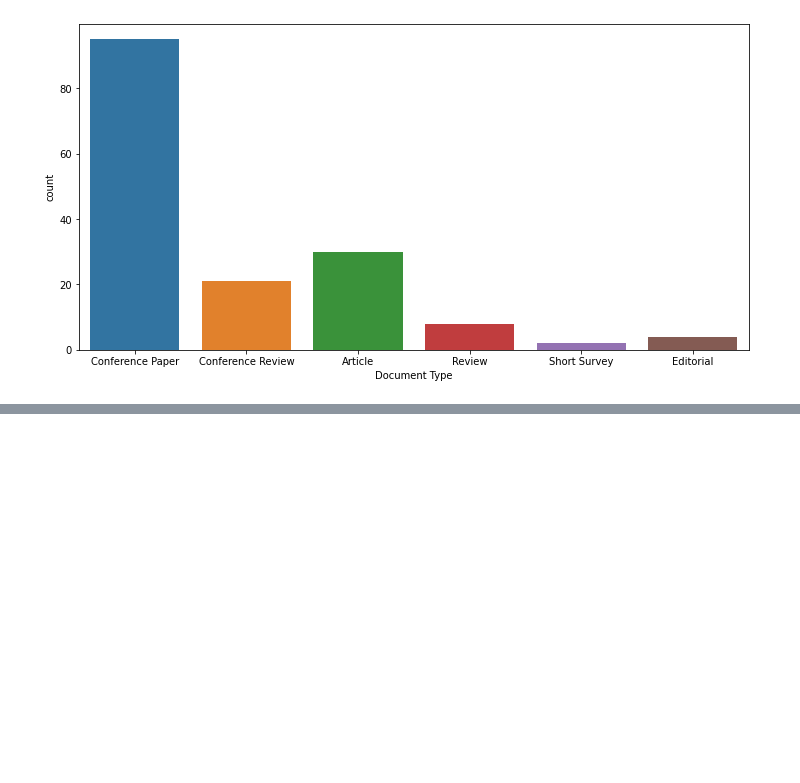
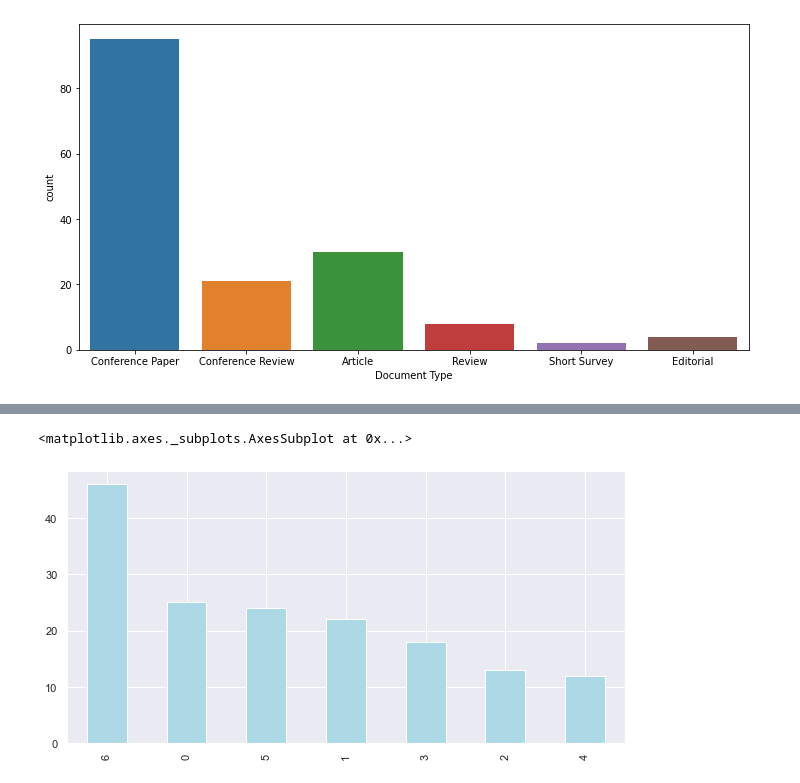
Before and after one commit to MaksOpp/web-intelligence-project, a Jupyter notebook: main.ipynb, the cells around one changed output, grey strips where cells are left out. Cells and saved outputs as stored; diff of their text form; code cells hidden in the pictures; blank space fills up the shorter version.

```diff
--- a/main.ipynb
+++ b/main.ipynb
@@ -203,0 +400,6 @@ sns.heatmap(data.isnull(),yticklabels=False,cbar=False,cmap='viridis',ax=ax)
+# %%
+sns.set(rc={'figure.figsize':(10,5)})
+document_topic.idxmax(axis=1).value_counts().plot.bar(color='lightblue')
+# %% [output]
+<matplotlib.axes._subplots.AxesSubplot at 0x...>
+[figure, added]
```
Also changed, not shown: parts of 20 cells of this notebook.
